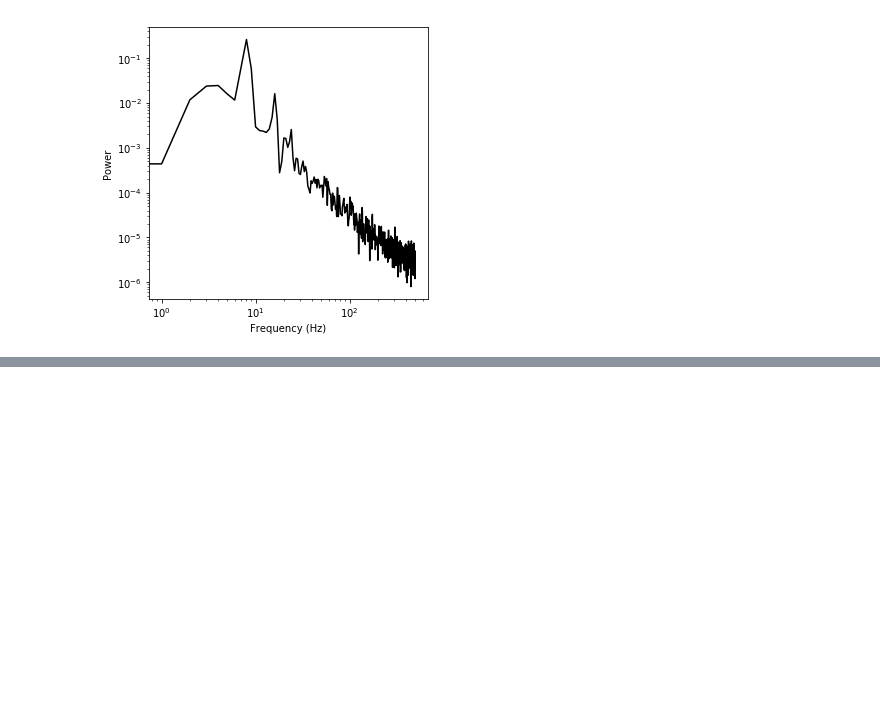
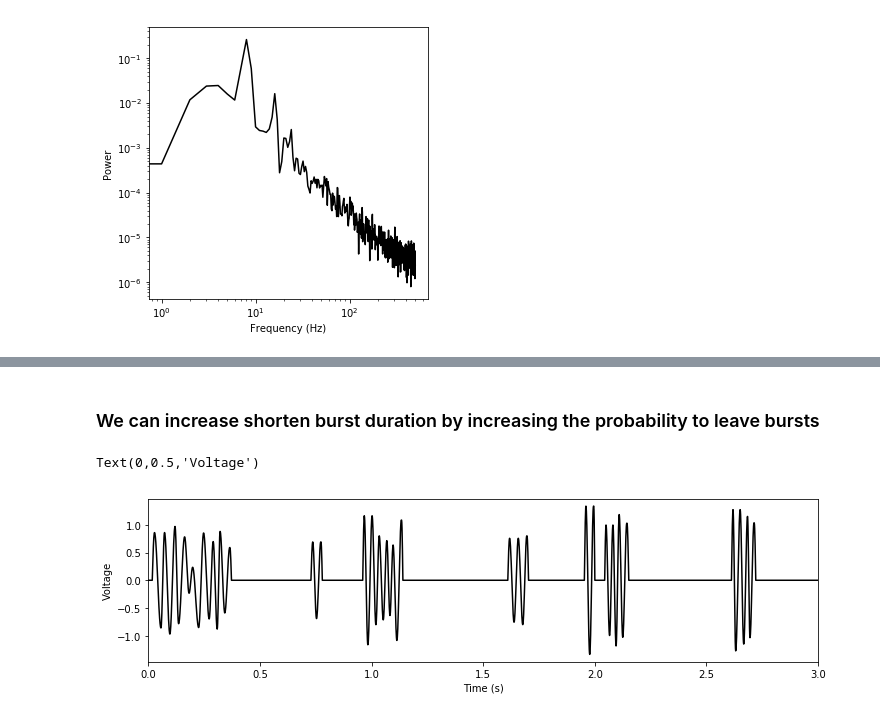
Before and after one commit to neurodsp-tools/neurodsp, a Jupyter notebook: tutorials/Simulating oscillators and noise.ipynb, the cells around one changed output, grey strips where cells are left out. Cells and saved outputs as stored; diff of their text form; code cells hidden in the pictures; blank space fills up the shorter version.

```diff
--- a/tutorials/Simulating oscillators and noise.ipynb
+++ b/tutorials/Simulating oscillators and noise.ipynb
@@ -128,0 +151,17 @@ Text(0,0.5,'Power')
+# %% [markdown]
+### We can increase shorten burst duration by increasing the probability to leave bursts
+# %%
+prob_leave_burst = .4
+
+osc = neurodsp.sim_bursty_oscillator(freq, T, Fs, rdsym=None,
+                                     prob_enter_burst=prob_enter_burst,
+                                     prob_leave_burst=prob_leave_burst)
+
+plt.figure(figsize=(12,3))
+plt.plot(np.arange(0,T,1/Fs), osc, 'k')
+plt.xlim((0,T))
+plt.xlabel('Time (s)')
+plt.ylabel('Voltage')
+# %% [output]
+Text(0,0.5,'Voltage')
+[figure, added]
```
Also changed, not shown: parts of 8 cells of this notebook.
